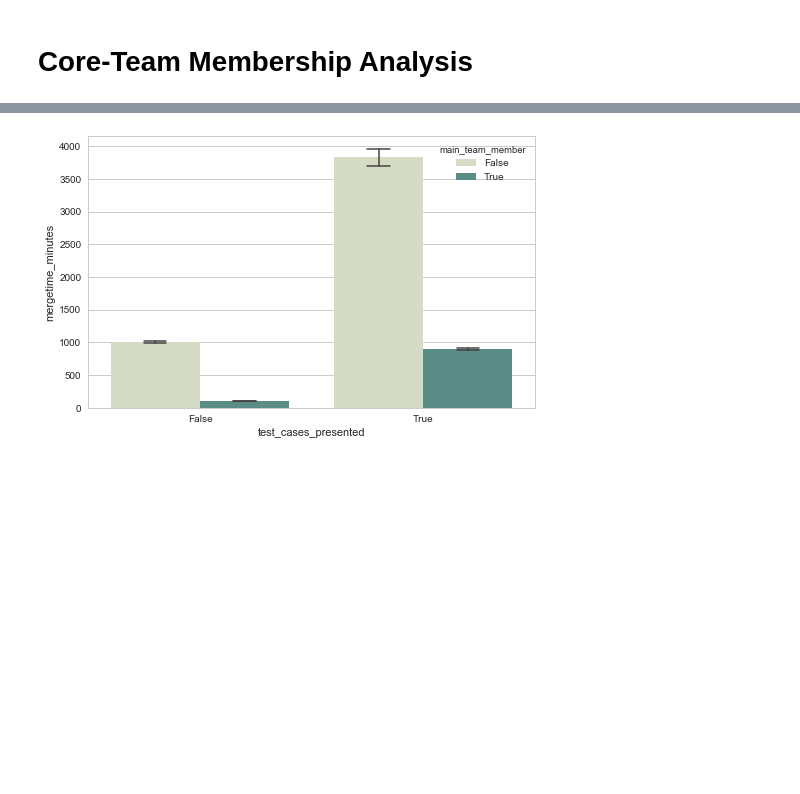
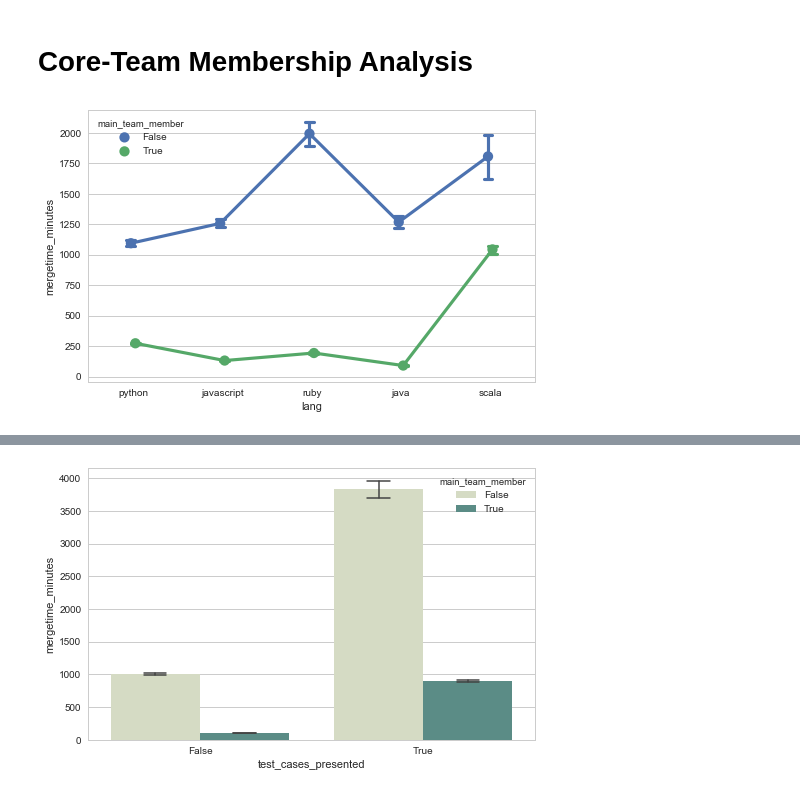
Before and after one commit to jjhartmann/pullreqs, a Jupyter notebook: AnalysisPandasNewData.ipynb, the cells around one changed output, grey strips where cells are left out. Drawn from its saved outputs; the diff is of its cells as text; code cells hidden in the pictures; blank space fills up the shorter version.

```diff
--- a/AnalysisPandasNewData.ipynb
+++ b/AnalysisPandasNewData.ipynb
@@ -427,3 +530,9 @@ stats.mannwhitneyu(data.test_cases_presented, data.mergetime_minutes)
 MannwhitneyuResult(statistic=38093471144.0, pvalue=0.0)
 # %% [markdown]
 # Core-Team Membership Analysis
+# %%
+plt.figure(figsize=(8, 5))
+ax = sns.pointplot(x="lang", y="mergetime_minutes", hue="main_team_member",# col="TargetType", #col="isOccluded",
+                   data=alldata, dodge=True, estimator=np.median, capsize=.1)
+# %% [output]
+[figure, added]
```
Also changed, not shown: parts of 32 cells of this notebook, 35 other files.
